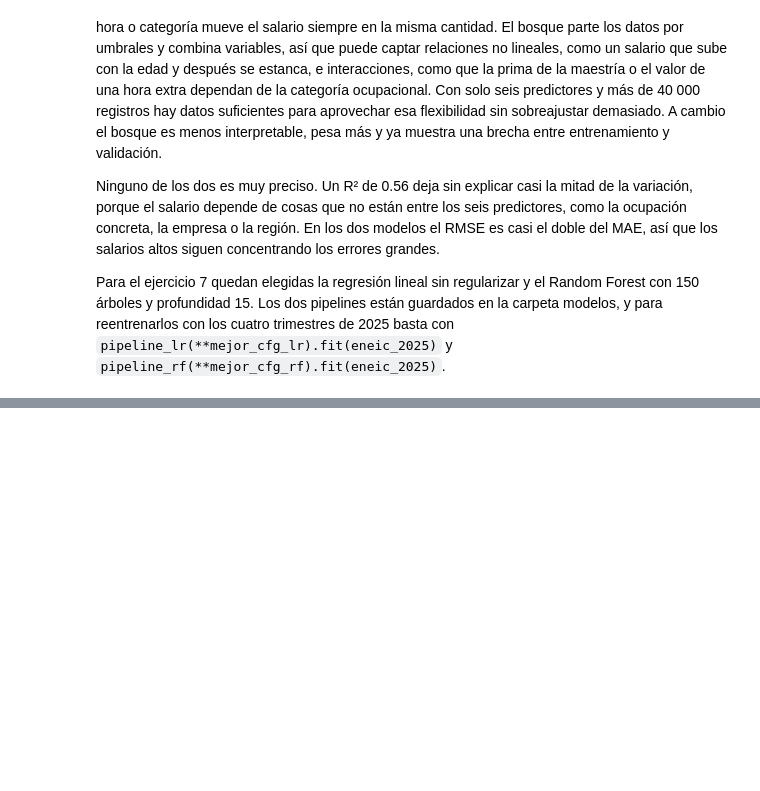
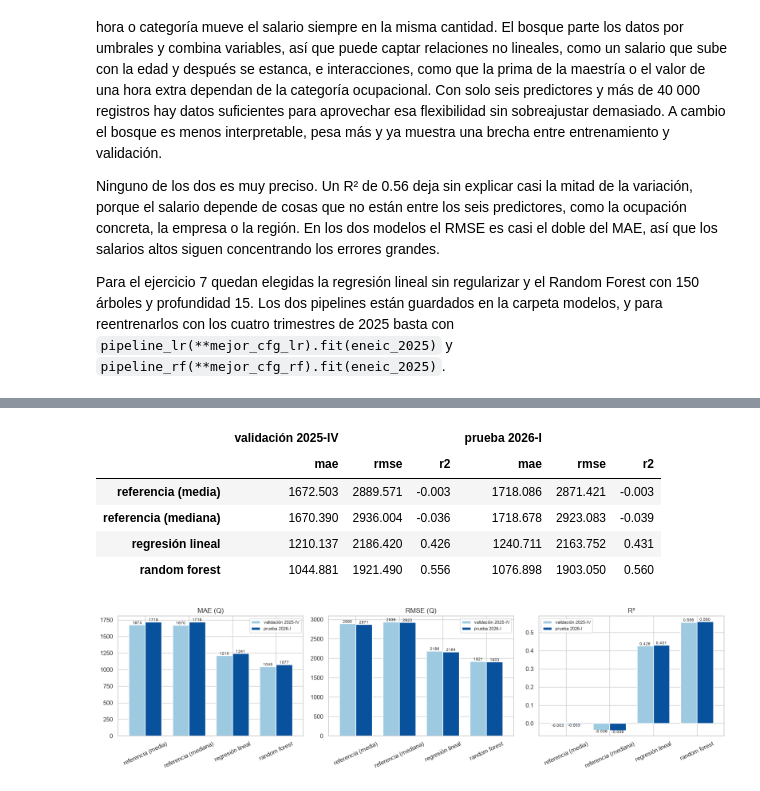
Before and after one commit to Fercho1118/Lab7_DS, a Jupyter notebook: notebooks/lab7.ipynb, the cells around one changed output, grey strips where cells are left out. Cells and saved outputs as stored; diff of their text form; code cells hidden in the pictures; blank space fills up the shorter version.

Commit message:
Ejercicio 7: reentrenamiento con 2025 completo y evaluación de ambos modelos en 2026

```diff
--- a/notebooks/lab7.ipynb
+++ b/notebooks/lab7.ipynb
@@ -1734,0 +1747,11 @@ reentrenarlos con los cuatro trimestres de 2025 basta con
+# %%
+prueba = eneic_2026.cache()
+print(f"registros elegibles de prueba (2026-I): {prueba.count():,}")
+print(f"registros de entrenamiento final (2025 I-IV): {eneic_2025.count():,}")
+for c in CAT_PRED:
+    nuevas = (prueba.select(c).distinct()
+              .join(eneic_2025.select(c).distinct(), on=c, how="left_anti").count())
+    print(f"{c:22s} categorías nuevas en 2026: {nuevas}")
+resumen_objetivo_2026 = pd.DataFrame({"2025 completo": resumen_objetivo(eneic_2025),
+                                      "prueba 2026-I": resumen_objetivo(prueba)}).T
+resumen_objetivo_2026.round(1)
@@ -1734,0 +1831,24 @@ reentrenarlos con los cuatro trimestres de 2025 basta con
+# %%
+val_vs_prueba = pd.concat({"validación 2025-IV": comparacion_valid[METRICAS],
+                           "prueba 2026-I": metricas_prueba[METRICAS]}, axis=1)
+display(val_vs_prueba.round(3))
+
+fig, ejes = plt.subplots(1, 3, figsize=(16, 4.4))
+for eje, m, titulo in zip(ejes, METRICAS, ["MAE (Q)", "RMSE (Q)", "R²"]):
+    t = val_vs_prueba.xs(m, axis=1, level=1)
+    t.plot.bar(ax=eje, color=["#9ecae1", "#08519c"], width=0.75)
+    eje.set_title(titulo)
+    eje.tick_params(axis="x", rotation=25)
+    eje.legend(fontsize=8)
+    for cont in eje.containers:
+        eje.bar_label(cont, fmt="%.3f" if m == "r2" else "%.0f", fontsize=7)
+plt.tight_layout()
+plt.show()
+# %% [output]
+|  | validación 2025-IV |  |  | prueba 2026-I |  |  |
+|  | mae | rmse | r2 | mae | rmse | r2 |
+| referencia (media) | 1672.503 | 2889.571 | -0.003 | 1718.086 | 2871.421 | -0.003 |
+| referencia (mediana) | 1670.390 | 2936.004 | -0.036 | 1718.678 | 2923.083 | -0.039 |
+| regresión lineal | 1210.137 | 2186.420 | 0.426 | 1240.711 | 2163.752 | 0.431 |
+| random forest | 1044.881 | 1921.490 | 0.556 | 1076.898 | 1903.050 | 0.560 |
+[figure, added]
```
Also changed, not shown: parts of 6 cells of this notebook.
